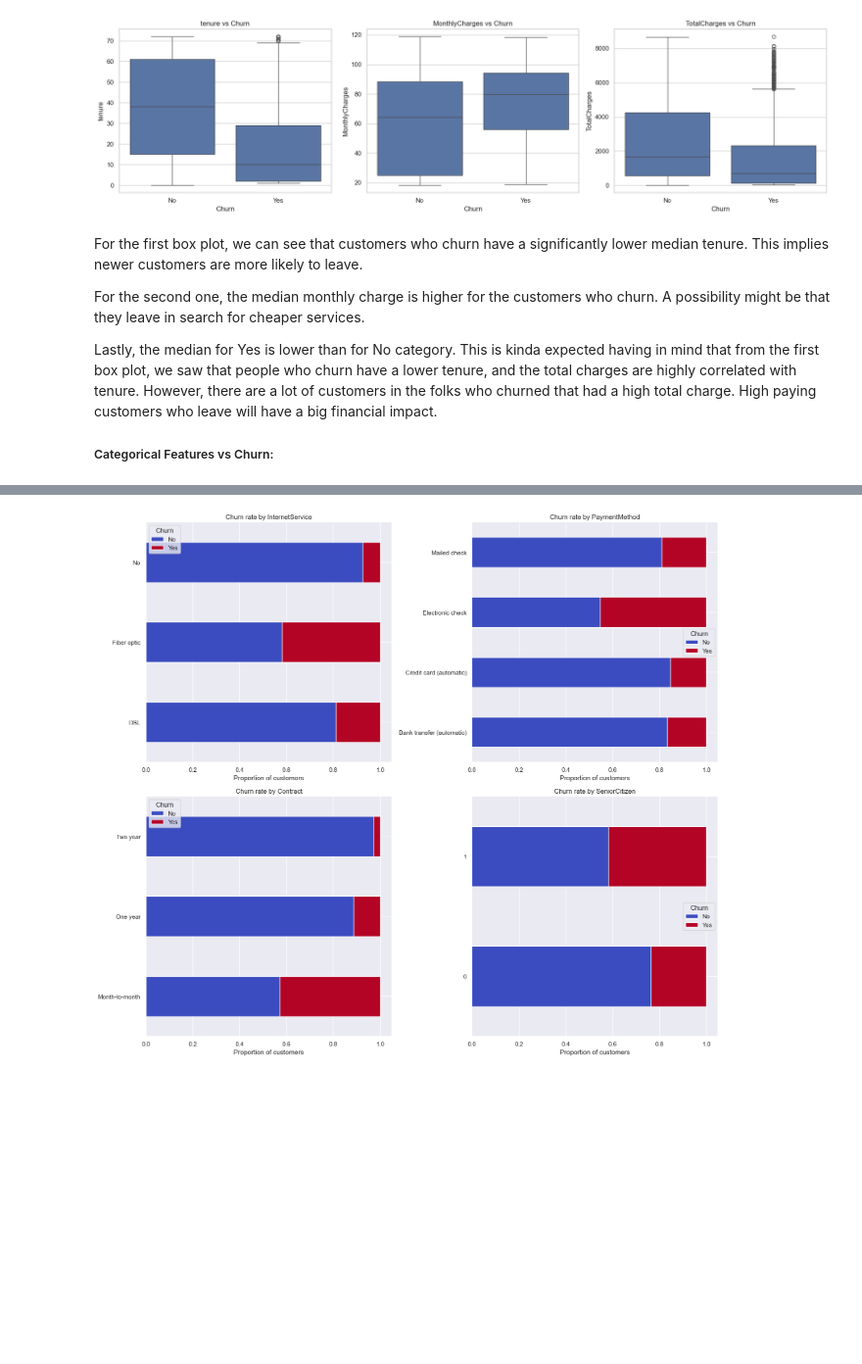
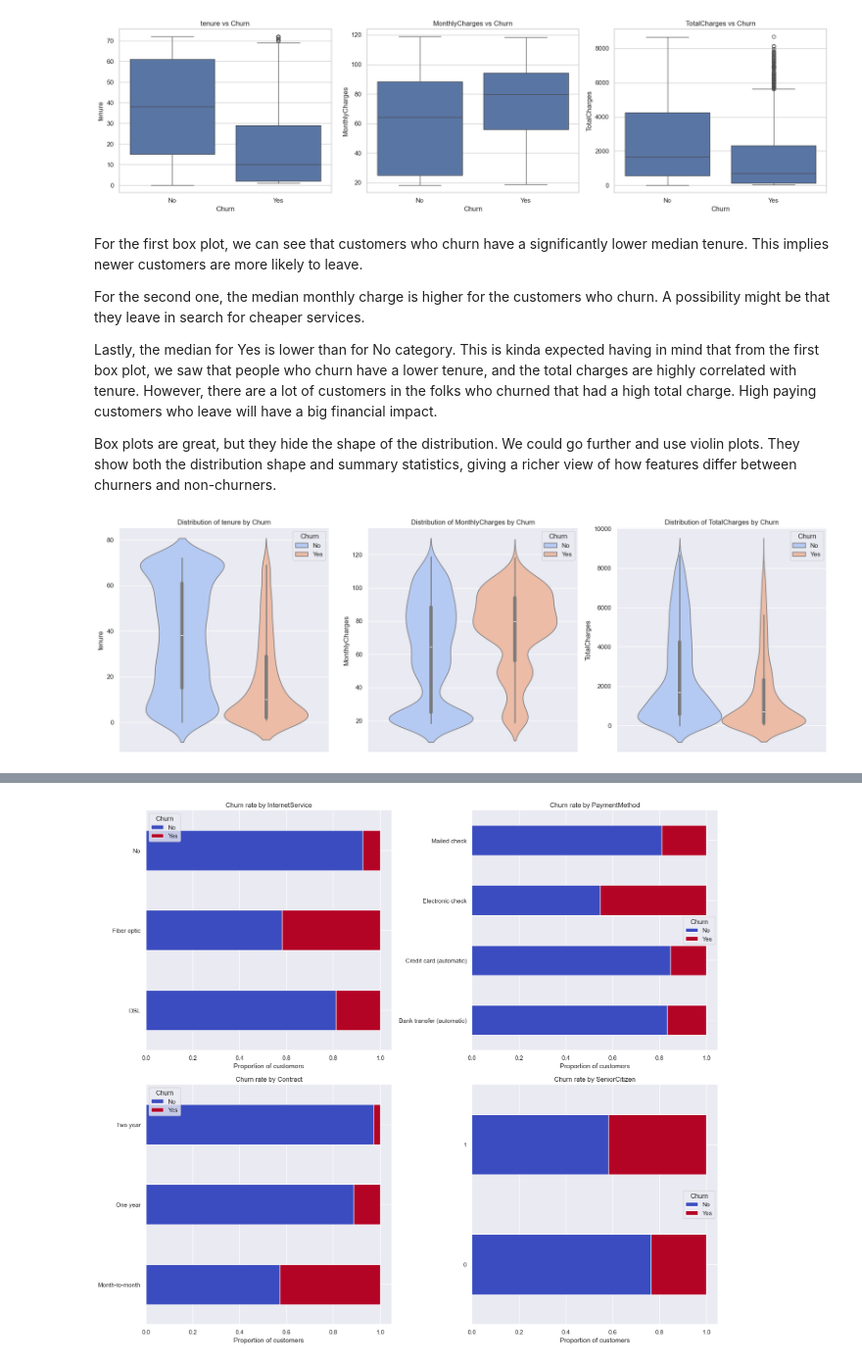
Before and after one commit to RaresPopa22/TelcoCustomerChurn, a Jupyter notebook: notebooks/01_Exploratory_Data_Analysis.ipynb, the cells around one changed output, grey strips where cells are left out. Shown at 98% size. Saved outputs shown, nothing was run; the diff lists cells and outputs as text; code cells hidden in the pictures; blank space fills up the shorter version.

```diff
--- a/notebooks/01_Exploratory_Data_Analysis.ipynb
+++ b/notebooks/01_Exploratory_Data_Analysis.ipynb
@@ -158,4 +160,16 @@ For the second one, the median monthly charge is higher for the customers who ch
 
 Lastly, the median for Yes is lower than for No category. This is kinda expected having in mind that from the first box plot, we saw that people who churn have a lower tenure, and the total charges are highly correlated with tenure. However, there are a lot of customers in the folks who churned that had a high total charge. High paying customers who leave will have a big financial impact.
 
-##### Categorical Features vs Churn:
+Box plots are great, but they hide the shape of the distribution. We could go further and use violin plots. They show both the distribution shape and summary statistics, giving a richer view of how features differ between churners and non-churners.
+# %%
+fig, axes = plt.subplots(1, 3, figsize=(18, 6))
+axes = axes.flatten()
+
+for i, col in enumerate(numerical_features):
+    sns.violinplot(hue='Churn', y=col, data=data, ax=axes[i], palette='coolwarm')
+    axes[i].set_title(f'Distribution of {col} by Churn')
+
+plt.tight_layout()
+plt.show()
+# %% [output]
+[figure, added]
```
Also changed, not shown: parts of 9 cells of this notebook.
